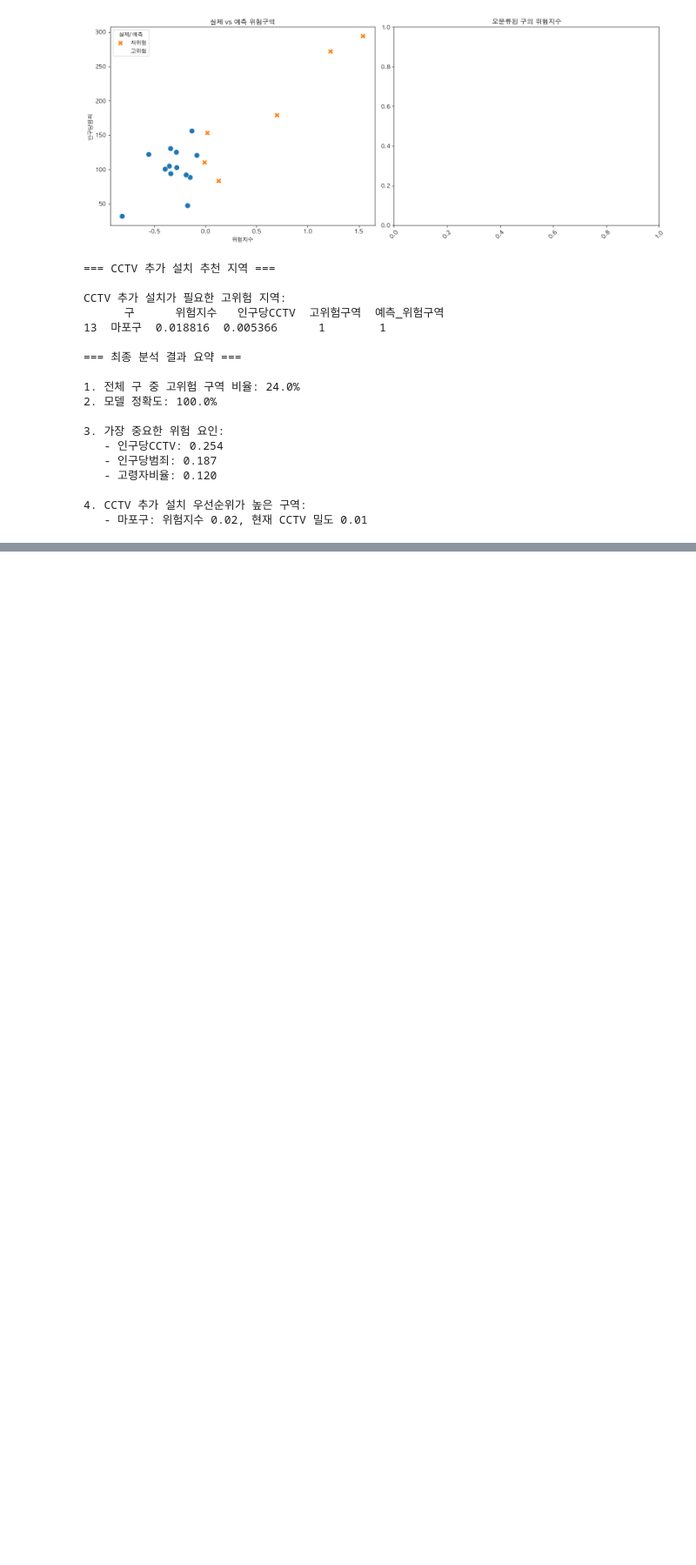
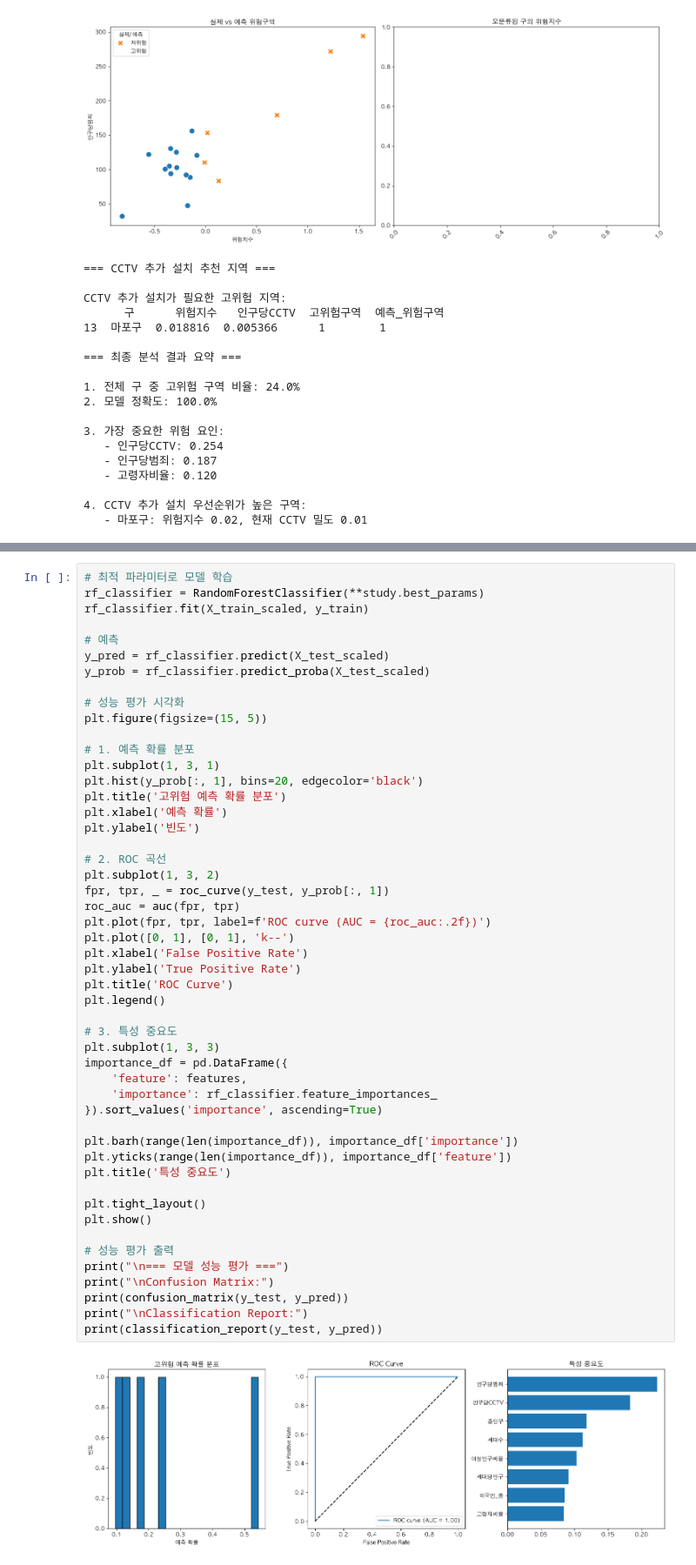
Before and after one commit to Gwangya-Data-Analysi-data/safety_sim, a Jupyter notebook: EDA/location-data-eda/location-data-eda.ipynb, the cells around one changed output, grey strips where cells are left out. Shown at 87% size. Saved outputs shown, nothing was run; the diff lists cells and outputs as text; blank space fills up the shorter version.

```diff
--- a/EDA/location-data-eda/location-data-eda.ipynb
+++ b/EDA/location-data-eda/location-data-eda.ipynb
@@ -557,0 +717,52 @@ CCTV 추가 설치가 필요한 고위험 지역:
+# %%
+# 최적 파라미터로 모델 학습
+rf_classifier = RandomForestClassifier(**study.best_params)
+rf_classifier.fit(X_train_scaled, y_train)
+
+# 예측
+y_pred = rf_classifier.predict(X_test_scaled)
+y_prob = rf_classifier.predict_proba(X_test_scaled)
+
+# 성능 평가 시각화
+plt.figure(figsize=(15, 5))
+
+# 1. 예측 확률 분포
+plt.subplot(1, 3, 1)
+plt.hist(y_prob[:, 1], bins=20, edgecolor='black')
+plt.title('고위험 예측 확률 분포')
+plt.xlabel('예측 확률')
+plt.ylabel('빈도')
+
+# 2. ROC 곡선
+plt.subplot(1, 3, 2)
+fpr, tpr, _ = roc_curve(y_test, y_prob[:, 1])
+roc_auc = auc(fpr, tpr)
+plt.plot(fpr, tpr, label=f'ROC curve (AUC = {roc_auc:.2f})')
+plt.plot([0, 1], [0, 1], 'k--')
+plt.xlabel('False Positive Rate')
+plt.ylabel('True Positive Rate')
+plt.title('ROC Curve')
+plt.legend()
+
+# 3. 특성 중요도
+plt.subplot(1, 3, 3)
+importance_df = pd.DataFrame({
+    'feature': features,
+    'importance': rf_classifier.feature_importances_
+}).sort_values('importance', ascending=True)
+
+plt.barh(range(len(importance_df)), importance_df['importance'])
+plt.yticks(range(len(importance_df)), importance_df['feature'])
+plt.title('특성 중요도')
+
+plt.tight_layout()
+plt.show()
+
+# 성능 평가 출력
+print("\n=== 모델 성능 평가 ===")
+print("\nConfusion Matrix:")
+print(confusion_matrix(y_test, y_pred))
+print("\nClassification Report:")
+print(classification_report(y_test, y_pred))
+# %% [output]
+[figure, added]
```
Also changed, not shown: parts of 28 cells of this notebook.
